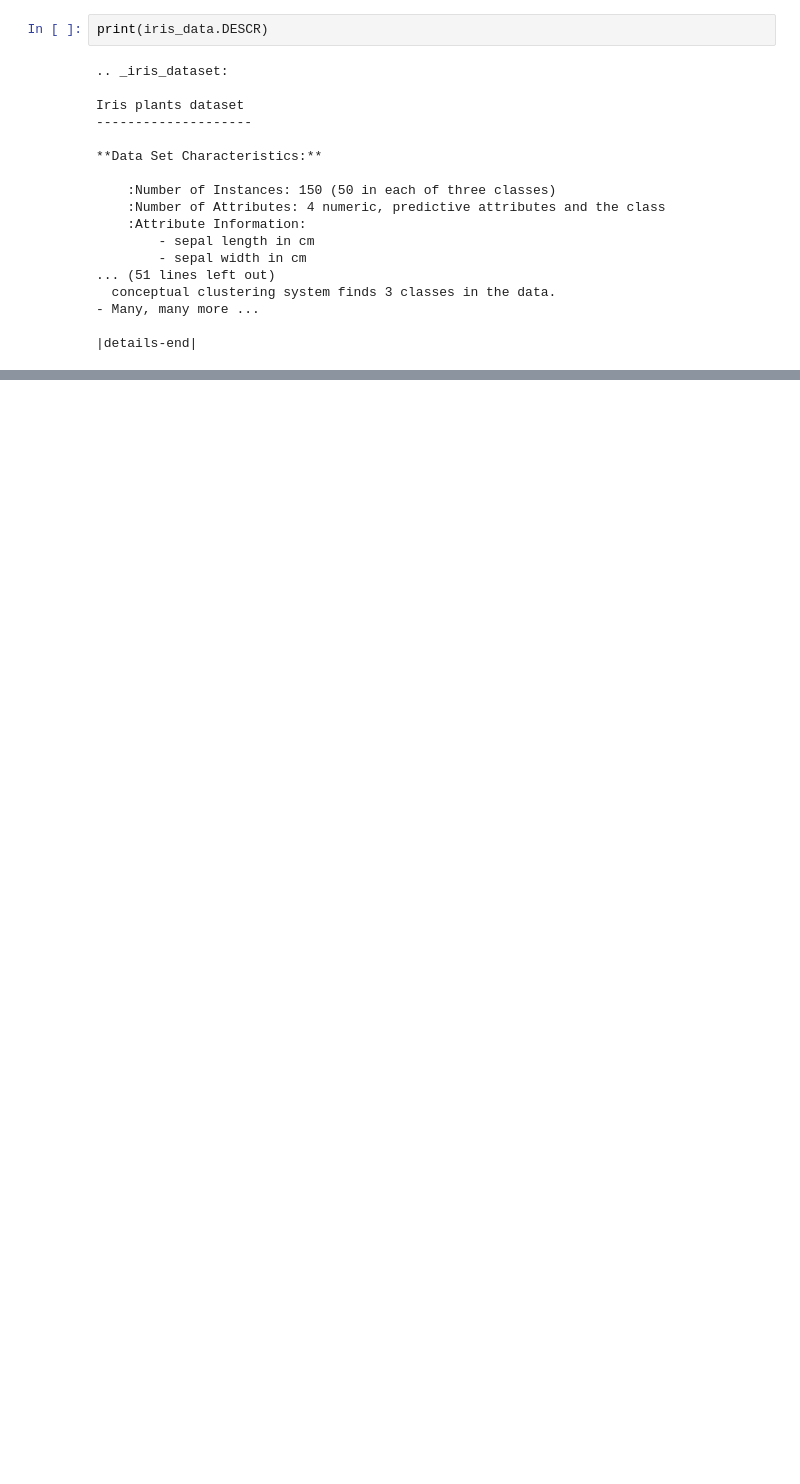
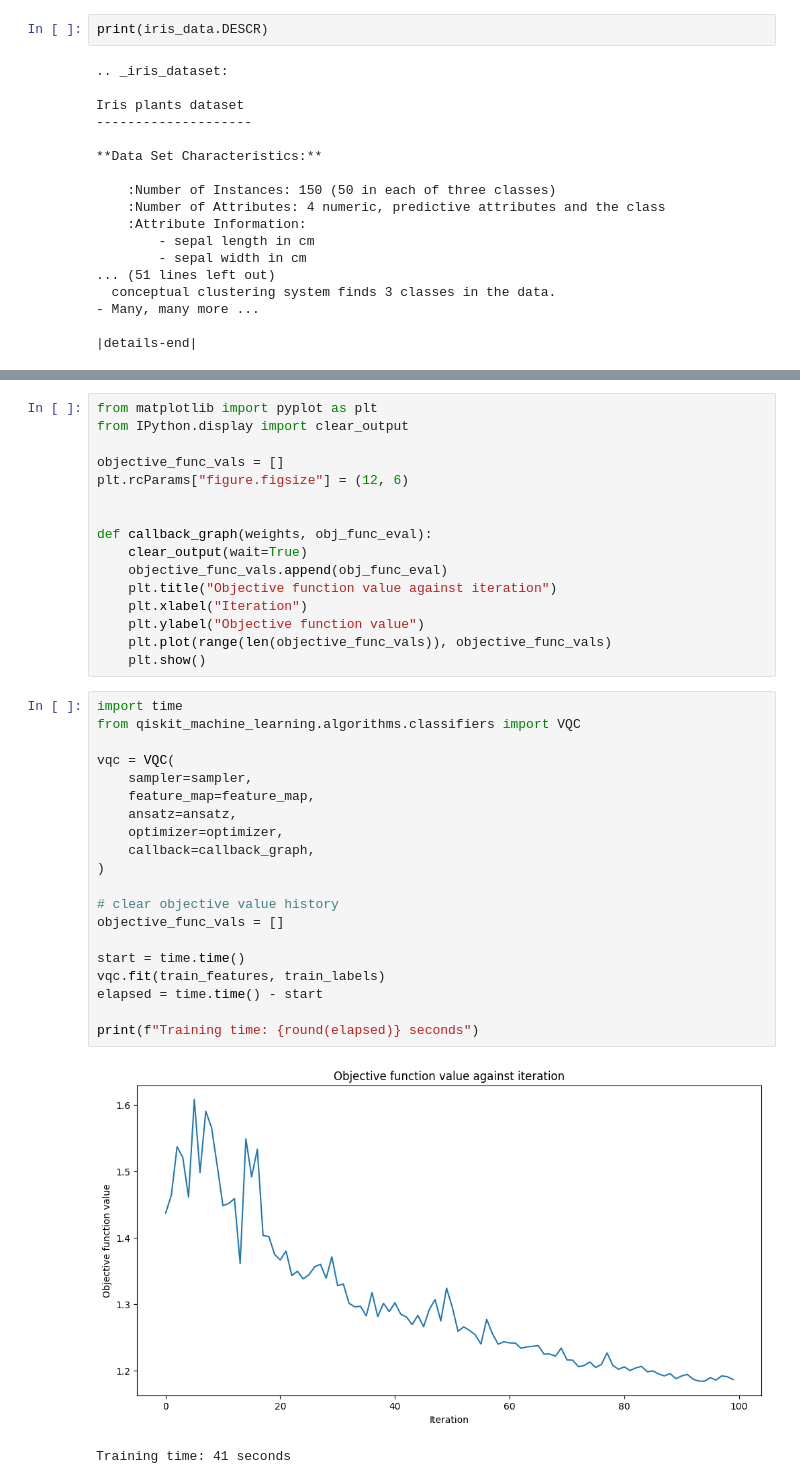
Before and after one commit to viniciu21/QML, a Jupyter notebook: realData.ipynb, the cells around one changed output, grey strips where cells are left out. Saved outputs shown, nothing was run; the diff lists cells and outputs as text; blank space fills up the shorter version.

```diff
--- a/realData.ipynb
+++ b/realData.ipynb
@@ -27,0 +71,39 @@ labels = iris_data.target
+# %%
+from matplotlib import pyplot as plt
+from IPython.display import clear_output
+
+objective_func_vals = []
+plt.rcParams["figure.figsize"] = (12, 6)
+
+
+def callback_graph(weights, obj_func_eval):
+    clear_output(wait=True)
+    objective_func_vals.append(obj_func_eval)
+    plt.title("Objective function value against iteration")
+    plt.xlabel("Iteration")
+    plt.ylabel("Objective function value")
+    plt.plot(range(len(objective_func_vals)), objective_func_vals)
+    plt.show()
+# %%
+import time
+from qiskit_machine_learning.algorithms.classifiers import VQC
+
+vqc = VQC(
+    sampler=sampler,
+    feature_map=feature_map,
+    ansatz=ansatz,
+    optimizer=optimizer,
+    callback=callback_graph,
+)
+
+# clear objective value history
+objective_func_vals = []
+
+start = time.time()
+vqc.fit(train_features, train_labels)
+elapsed = time.time() - start
+
+print(f"Training time: {round(elapsed)} seconds")
+# %% [output]
+[figure, added]
+Training time: 41 seconds
```
Also changed, not shown: parts of 9 cells of this notebook.
